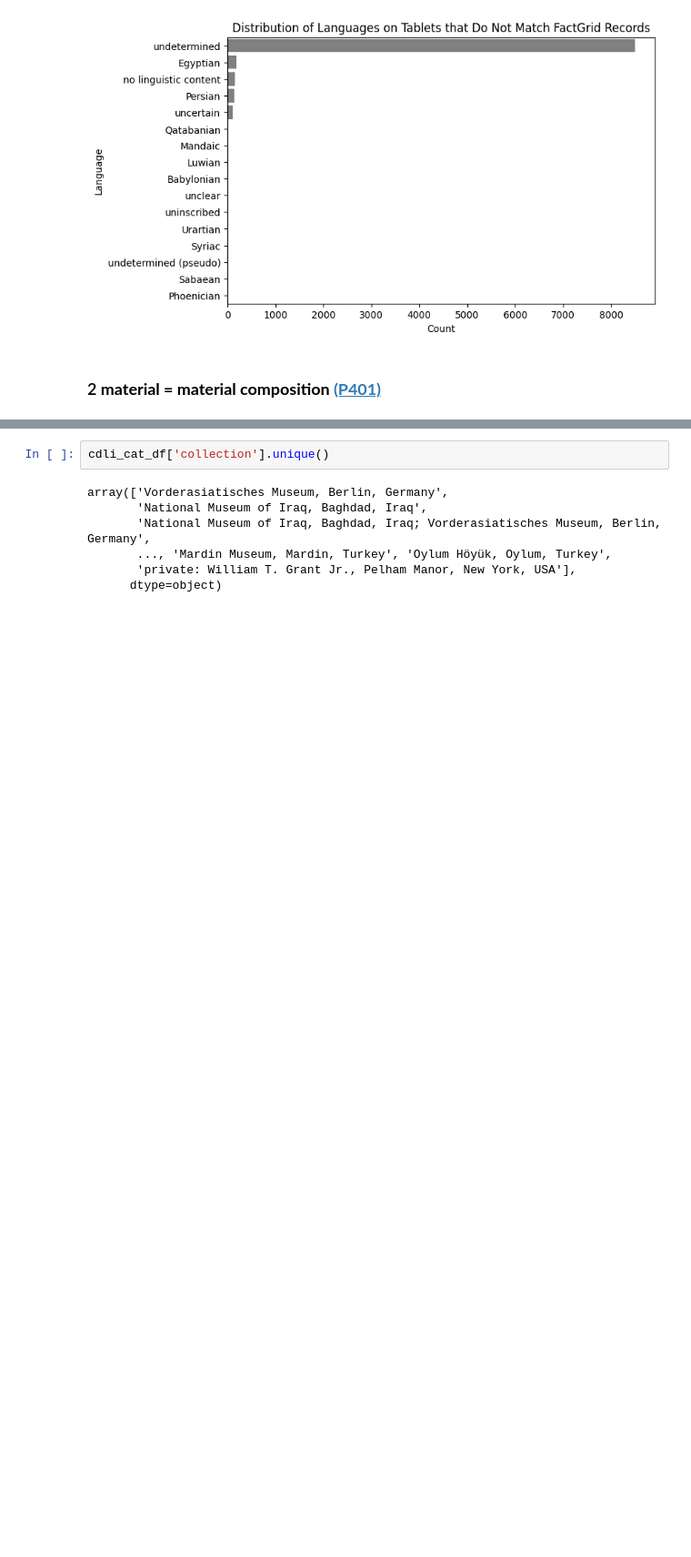
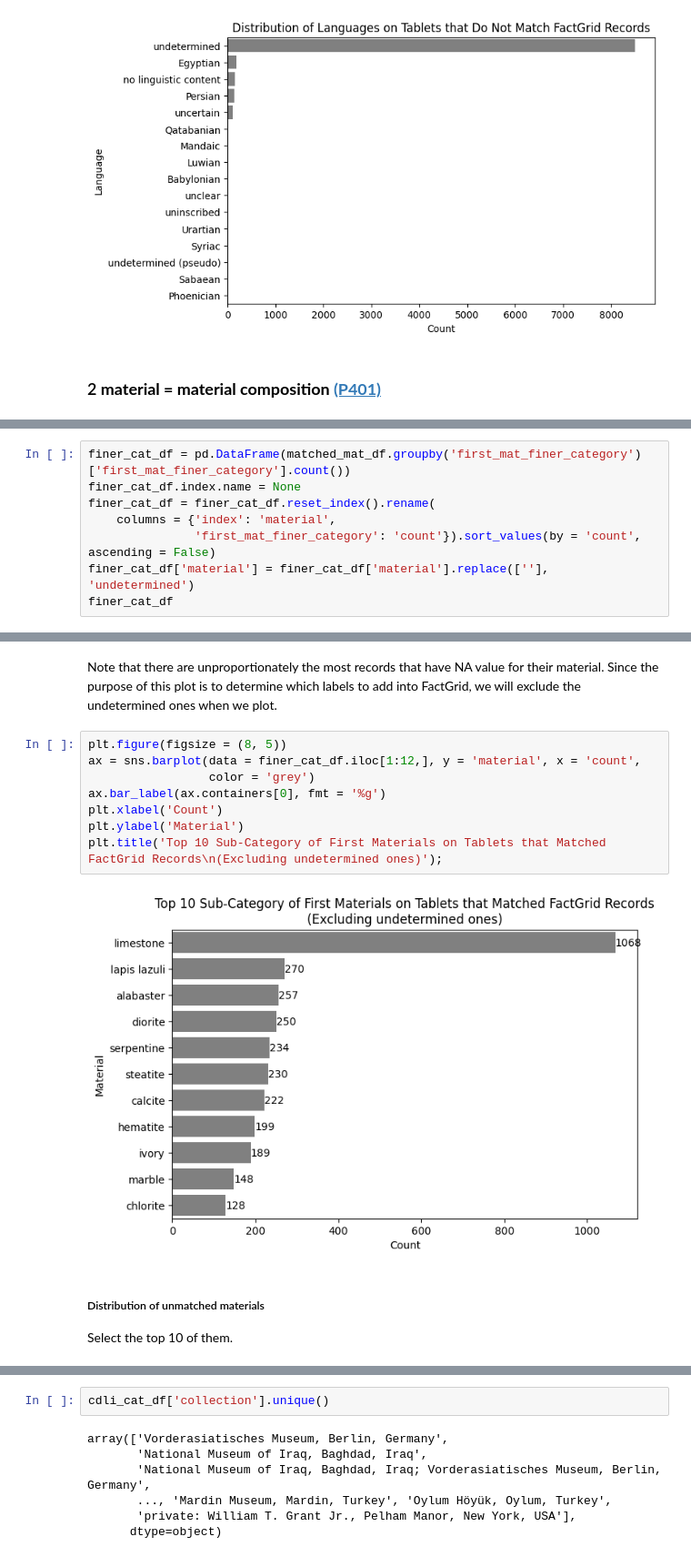
Before and after one commit to ancient-world-citation-analysis/CDLI2LoD, a Jupyter notebook: cdli_cat.ipynb, the cells around one changed output, grey strips where cells are left out. Shown: that part at 91% size. Drawn from its saved outputs; the diff is of its cells as text; blank space fills up the shorter version.

```diff
--- a/cdli_cat.ipynb
+++ b/cdli_cat.ipynb
@@ -666,0 +994,8 @@ array(['clay', 'gypsum', 'stone: steatite', 'stone: limestone', 'stone',
+# %%
+finer_cat_df = pd.DataFrame(matched_mat_df.groupby('first_mat_finer_category')['first_mat_finer_category'].count())
+finer_cat_df.index.name = None
+finer_cat_df = finer_cat_df.reset_index().rename(
+    columns = {'index': 'material',
+               'first_mat_finer_category': 'count'}).sort_values(by = 'count', ascending = False)
+finer_cat_df['material'] = finer_cat_df['material'].replace([''], 'undetermined')
+finer_cat_df
@@ -666,0 +1016,15 @@ array(['clay', 'gypsum', 'stone: steatite', 'stone: limestone', 'stone',
+# %% [markdown]
+Note that there are unproportionately the most records that have NA value for their material. Since the purpose of this plot is to determine which labels to add into FactGrid, we will exclude the undetermined ones when we plot.
+# %%
+plt.figure(figsize = (8, 5))
+ax = sns.barplot(data = finer_cat_df.iloc[1:12,], y = 'material', x = 'count',
+                 color = 'grey')
+ax.bar_label(ax.containers[0], fmt = '%g')
+plt.xlabel('Count')
+plt.ylabel('Material')
+plt.title('Top 10 Sub-Category of First Materials on Tablets that Matched FactGrid Records\n(Excluding undetermined ones)');
+# %% [output]
+[figure, added]
+# %% [markdown]
+##### Distribution of unmatched materials
+Select the top 10 of them.
```
Also changed, not shown: parts of 60 cells of this notebook.
